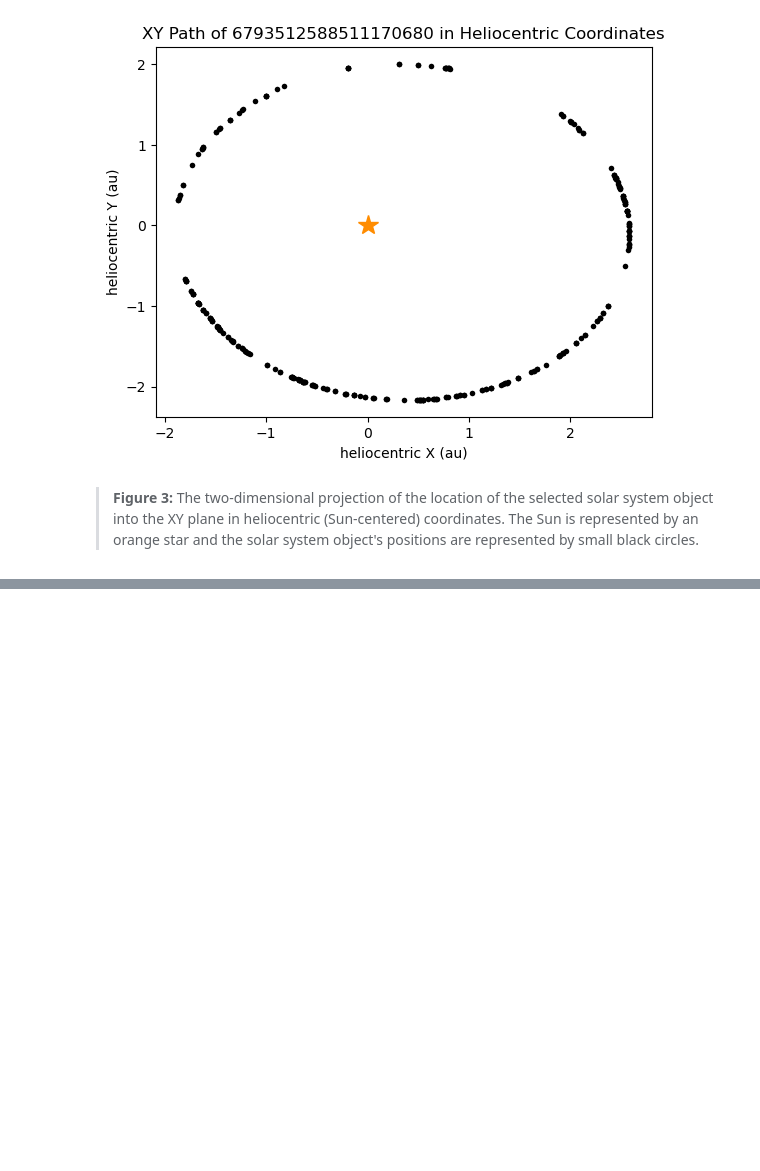
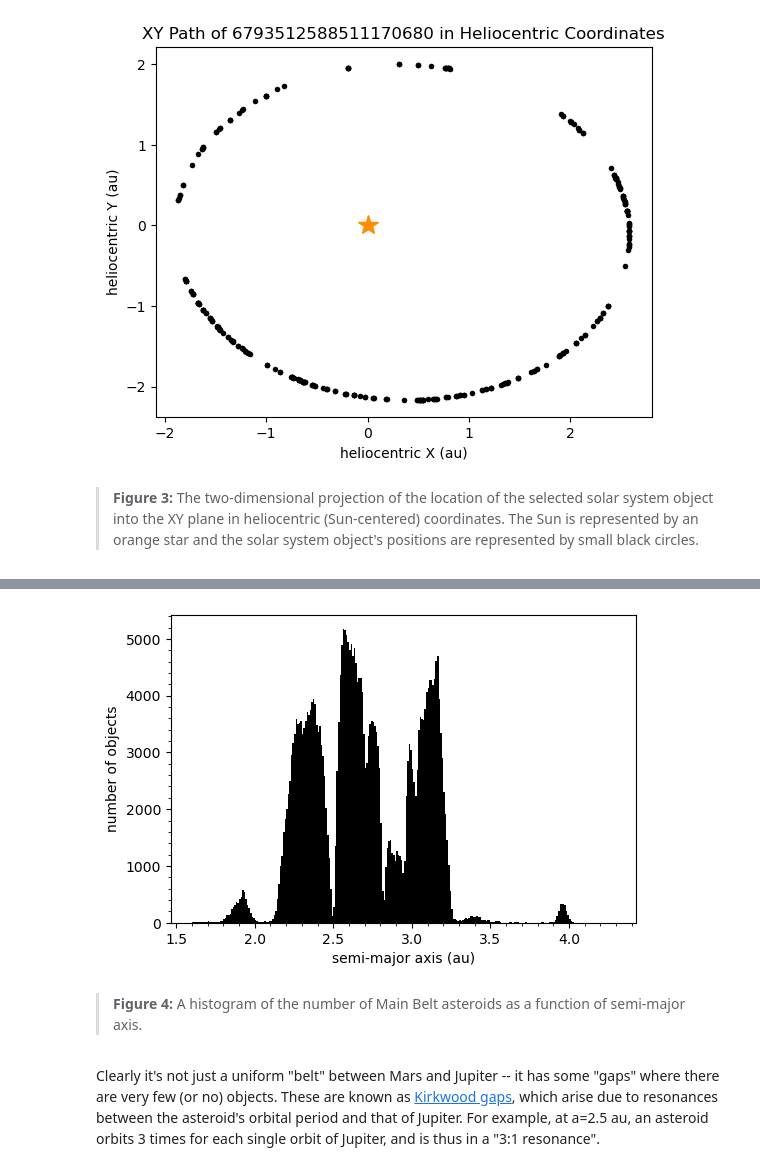
Before and after one commit to rubin-dp0/dp1-sci-prep-seminars, a Jupyter notebook: solar-system/SPS_SS_nb.ipynb, the cells around one changed output, grey strips where cells are left out. Saved outputs shown, nothing was run; the diff lists cells and outputs as text; code cells hidden in the pictures; blank space fills up the shorter version.

Commit message:
add main belt section

```diff
--- a/solar-system/SPS_SS_nb.ipynb
+++ b/solar-system/SPS_SS_nb.ipynb
@@ -419,0 +462,7 @@ plt.show()
+# %%
+job = service.submit_job(query)
+job.run()
+job.wait(phases=['COMPLETED', 'ERROR'])
+print('Job phase is', job.phase)
+results = job.fetch_result()
+assert job.phase == 'COMPLETED'
@@ -419,0 +473,2 @@ plt.show()
+# %%
+df_mpc_sso = results.to_table().to_pandas()
@@ -419,0 +483,2 @@ plt.show()
+# %%
+a = calc_semimajor_axis(df_mpc_sso.q, df_mpc_sso.e)
@@ -419,0 +491,16 @@ plt.show()
+# %%
+main_belt = (a > 1.6) & (a < 4.2)
+# %%
+fig = plt.figure(figsize=(6, 4))
+
+plt.hist(a[main_belt], bins=np.arange(1.6, 4.3, 0.01), color='Black')
+plt.xlabel('semi-major axis (au)')
+plt.ylabel('number of objects')
+plt.minorticks_on()
+plt.show()
+# %% [output]
+[figure, added]
+# %% [markdown]
+> **Figure 4:** A histogram of the number of Main Belt asteroids as a function of semi-major axis.
+# %% [markdown]
+Clearly it's not just a uniform "belt" between Mars and Jupiter -- it has some "gaps" where there are very few (or no) objects. These are known as [Kirkwood gaps](https://en.wikipedia.org/wiki/Kirkwood_gap), which arise due to resonances between the asteroid's orbital period and that of Jupiter. For example, at a=2.5 au, an asteroid orbits 3 times for each single orbit of Jupiter, and is thus in a "3:1 resonance".
```
Also changed, not shown: parts of 12 cells of this notebook.
